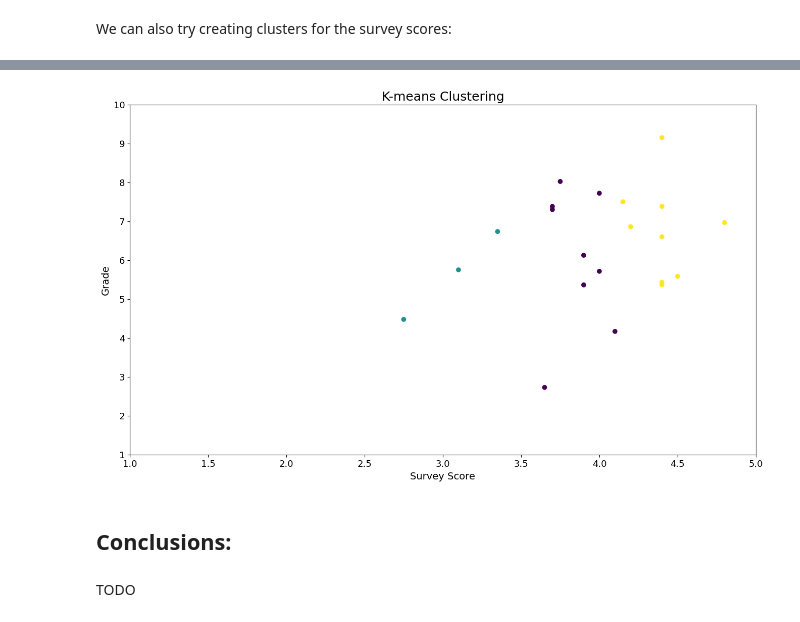
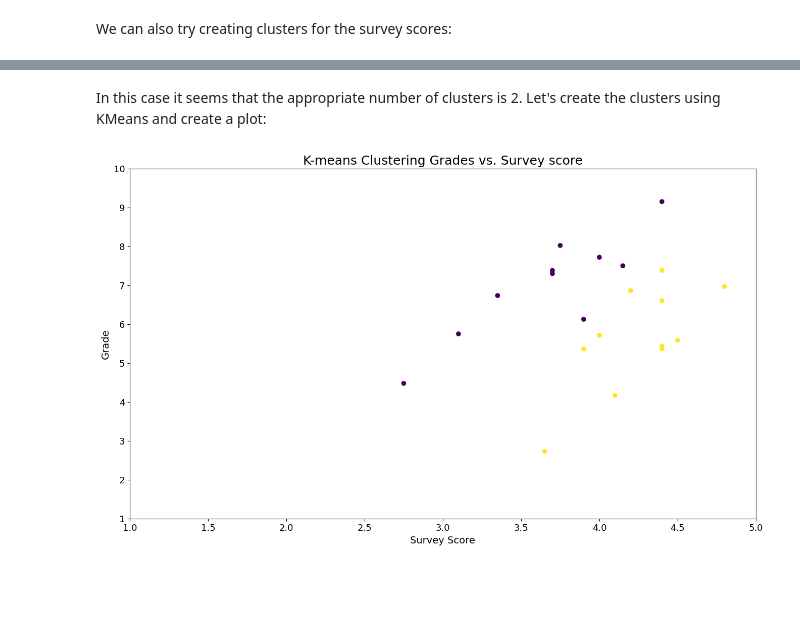
Before and after one commit to Stocastico/Evaluation_paper, a Jupyter notebook: data_analysis/Data_analysis_all.ipynb, the cells around one changed output, grey strips where cells are left out. Drawn from its saved outputs; the diff is of its cells as text; code cells hidden in the pictures; blank space fills up the shorter version.

```diff
--- a/data_analysis/Data_analysis_all.ipynb
+++ b/data_analysis/Data_analysis_all.ipynb
@@ -46,6 +46,7 @@ import pandas as pd
 import seaborn as sns
 from pathlib import Path
 from typing import Set, List, Union
+import matplotlib
 import matplotlib.pyplot as plt
 import matplotlib.ticker as ticker
 
@@ -64,6 +65,8 @@ plt.rcParams['legend.fontsize'] = 13    # legend fontsize
 plt.rcParams['font.size'] = 13
 cmap_cont = sns.color_palette('crest', as_cmap=True)
 cmap_disc = sns.color_palette('RdYlBu_r')
+
+img_folder = Path('images')
 # %%
 SURVEY_FILE = Path('./questionnaire_answers.xlsx')
 SHEET_NAMES = ['SALESIANOS', 'ZUBIRI_MANTEO', 'DEUSTO'] # orderd by age
@@ -948,2 +1123,12 @@ The three clusters appear to be quite scattered
 # %% [markdown]
 We can also try creating clusters for the survey scores:
+# %%
+sur = ai["survey_score"].values.reshape(-1, 1)
+sur_std = (sur - sur.mean(axis=0)) / sur.std(axis=0)
+
+gr = ai['grade'].values.reshape(-1, 1)
+gr_std = (gr - gr.mean(axis=0)) / gr.std(axis=0)
+
+X = np.column_stack((sur_std, gr_std))
+
+do_silhouette_score_and_plot(X, 'silhouette_survey_score')
@@ -950,23 +1146,19 @@ We can also try creating clusters for the survey scores:
+# %% [markdown]
+In this case it seems that the appropriate number of clusters is 2. Let's create the clusters using KMeans and create a plot:
 # %%
-X = ai["survey_score"].values.reshape(-1, 1)
-X_std = (X - X.mean(axis=0)) / X.std(axis=0)
+kmeans = KMeans(n_clusters=2, n_init='auto')
 
-kmeans = KMeans(n_clusters=3, n_init='auto')
-
-kmeans.fit(X_std)
+kmeans.fit(X)
 
 cluster_labels = kmeans.labels_
 
-plt.scatter(X[:, 0], ai['grade'], c=cluster_labels)
+plt.scatter(sur[:, 0], gr[:, 0], c=cluster_labels)
 plt.xlabel('Survey Score')
 plt.xlim(1, 5)
 plt.ylim(1, 10)
 plt.ylabel('Grade')
-plt.title('K-means Clustering')
+plt.title('K-means Clustering Grades vs. Survey score')
+plt.savefig(img_folder / 'KMeans_scores_grades')
 plt.show()
 # %% [output]
-[figure, old version]
+[figure, new version]
-# %% [markdown]
-## Conclusions:
-# %% [markdown]
-TODO
```
Also changed, not shown: parts of 44 cells of this notebook, 23 other files.
